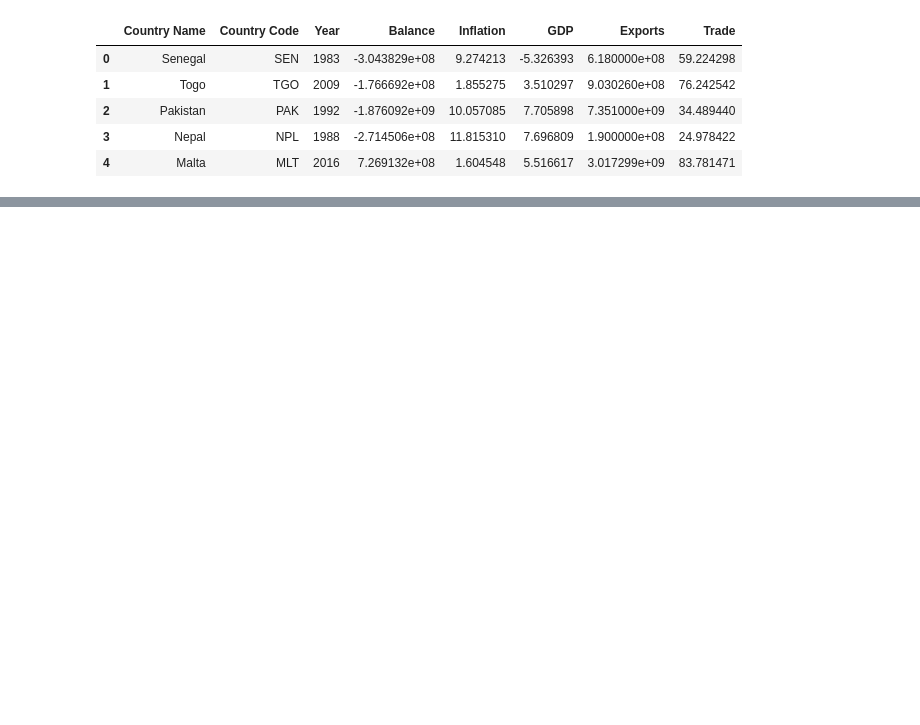
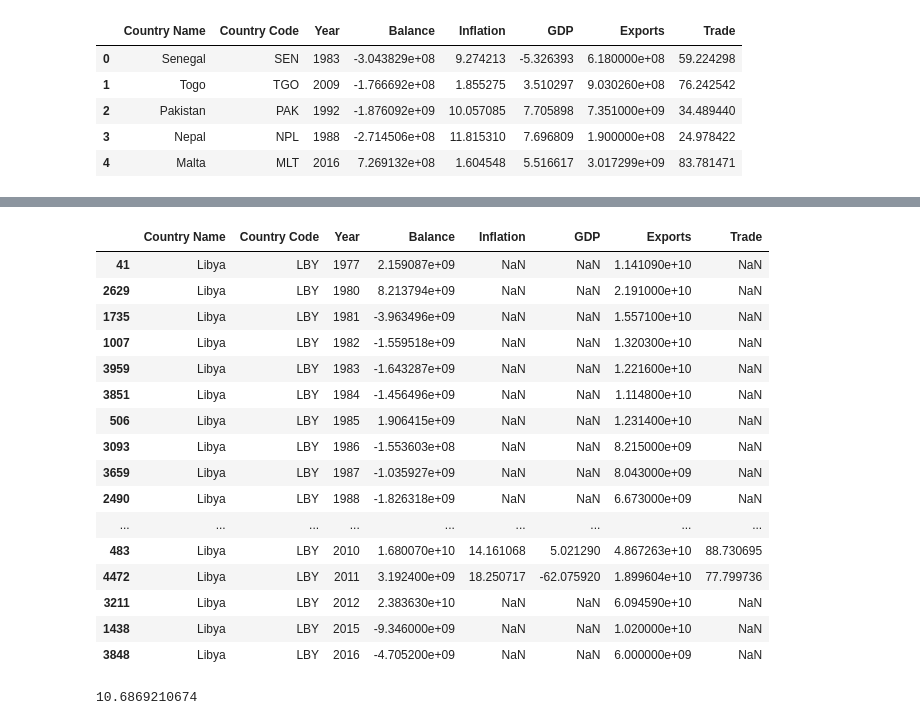
Before and after one commit to lokeshkumarn/Notebooks, a Jupyter notebook: MachineHack_MLDS.ipynb, the cells around one changed output, grey strips where cells are left out. Drawn from its saved outputs; the diff is of its cells as text; code cells hidden in the pictures; blank space fills up the shorter version.

```diff
--- a/MachineHack_MLDS.ipynb
+++ b/MachineHack_MLDS.ipynb
@@ -17,0 +81,24 @@ df_train.head()
+# %%
+df_train[df_train['Country Name']=='Libya'].sort_values(by=['Year'])
+# %% [output]
+|  | Country Name | Country Code | Year | Balance | Inflation | GDP | Exports | Trade |
+| 41 | Libya | LBY | 1977 | 2.159087e+09 | NaN | NaN | 1.141090e+10 | NaN |
+| 2629 | Libya | LBY | 1980 | 8.213794e+09 | NaN | NaN | 2.191000e+10 | NaN |
+| 1735 | Libya | LBY | 1981 | -3.963496e+09 | NaN | NaN | 1.557100e+10 | NaN |
+| 1007 | Libya | LBY | 1982 | -1.559518e+09 | NaN | NaN | 1.320300e+10 | NaN |
+| 3959 | Libya | LBY | 1983 | -1.643287e+09 | NaN | NaN | 1.221600e+10 | NaN |
+| 3851 | Libya | LBY | 1984 | -1.456496e+09 | NaN | NaN | 1.114800e+10 | NaN |
+| 506 | Libya | LBY | 1985 | 1.906415e+09 | NaN | NaN | 1.231400e+10 | NaN |
+| 3093 | Libya | LBY | 1986 | -1.553603e+08 | NaN | NaN | 8.215000e+09 | NaN |
+| 3659 | Libya | LBY | 1987 | -1.035927e+09 | NaN | NaN | 8.043000e+09 | NaN |
+| 2490 | Libya | LBY | 1988 | -1.826318e+09 | NaN | NaN | 6.673000e+09 | NaN |
+| ... | ... | ... | ... | ... | ... | ... | ... | ... |
+| 483 | Libya | LBY | 2010 | 1.680070e+10 | 14.161068 | 5.021290 | 4.867263e+10 | 88.730695 |
+| 4472 | Libya | LBY | 2011 | 3.192400e+09 | 18.250717 | -62.075920 | 1.899604e+10 | 77.799736 |
+| 3211 | Libya | LBY | 2012 | 2.383630e+10 | NaN | NaN | 6.094590e+10 | NaN |
+| 1438 | Libya | LBY | 2015 | -9.346000e+09 | NaN | NaN | 1.020000e+10 | NaN |
+| 3848 | Libya | LBY | 2016 | -4.705200e+09 | NaN | NaN | 6.000000e+09 | NaN |
+# %%
+df_train[df_train['Country Name']=='Libya']['Inflation'].mean()
+# %% [output]
+10.6869210674
```
Also changed, not shown: parts of 8 cells of this notebook.
